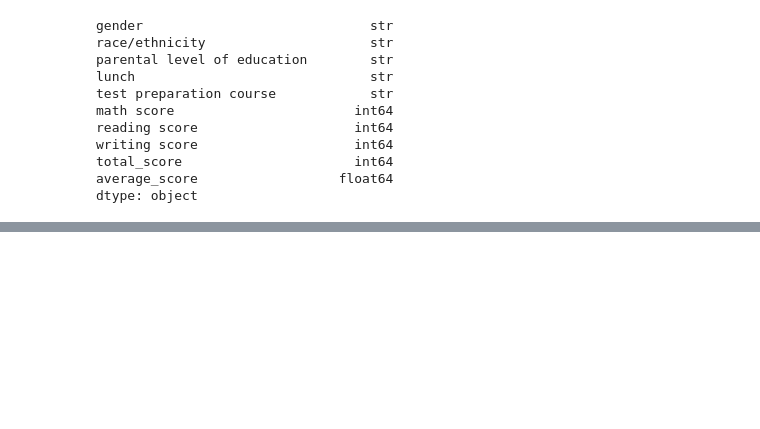
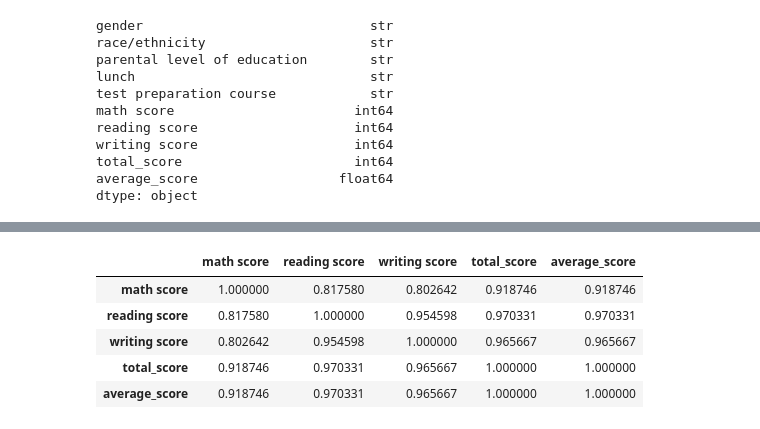
Before and after one commit to sunitachaulagain/Student_Performance_EDA, a Jupyter notebook: 01_Student_Performance_EDA.ipynb, the cells around one changed output, grey strips where cells are left out. Cells and saved outputs as stored; diff of their text form; code cells hidden in the pictures; blank space fills up the shorter version.

```diff
--- a/01_Student_Performance_EDA.ipynb
+++ b/01_Student_Performance_EDA.ipynb
@@ -442,0 +479,10 @@ dtype: object
+# %%
+numeric_df = df.select_dtypes(include=[np.number])
+numeric_df.corr()
+# %% [output]
+|  | math score | reading score | writing score | total_score | average_score |
+| math score | 1.000000 | 0.817580 | 0.802642 | 0.918746 | 0.918746 |
+| reading score | 0.817580 | 1.000000 | 0.954598 | 0.970331 | 0.970331 |
+| writing score | 0.802642 | 0.954598 | 1.000000 | 0.965667 | 0.965667 |
+| total_score | 0.918746 | 0.970331 | 0.965667 | 1.000000 | 1.000000 |
+| average_score | 0.918746 | 0.970331 | 0.965667 | 1.000000 | 1.000000 |
```
Also changed, not shown: parts of 5 cells of this notebook.
